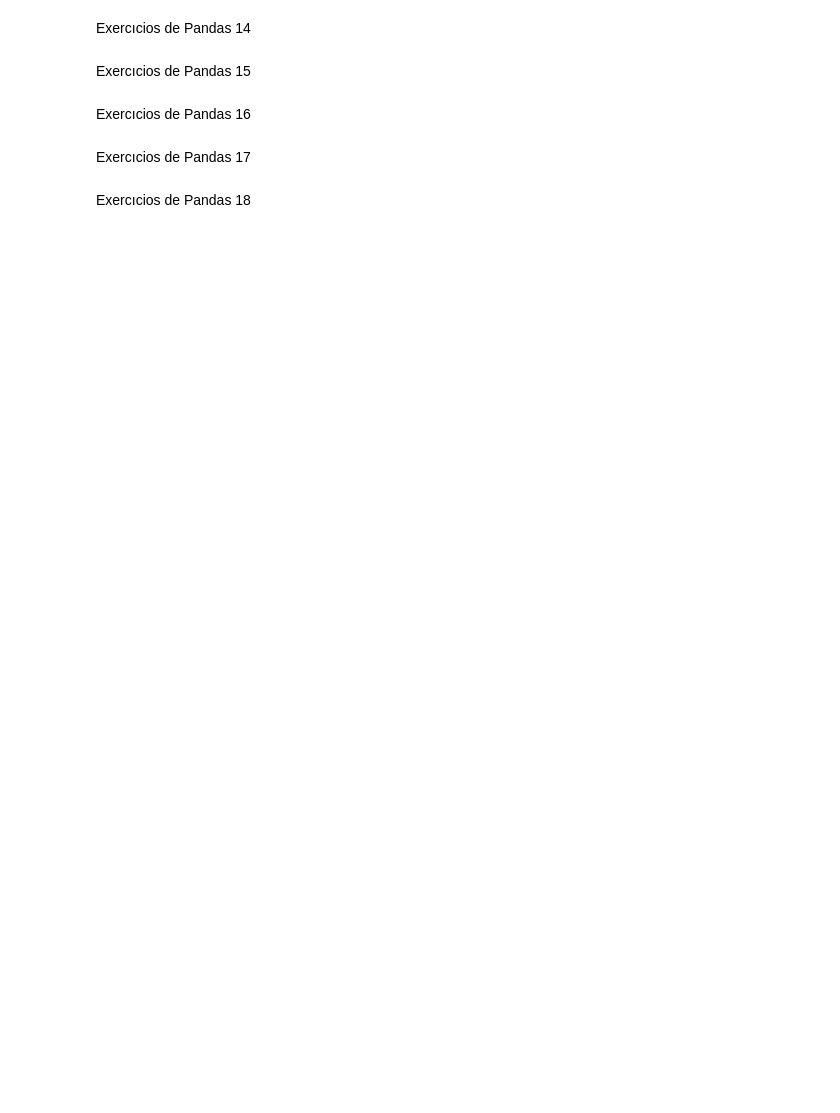
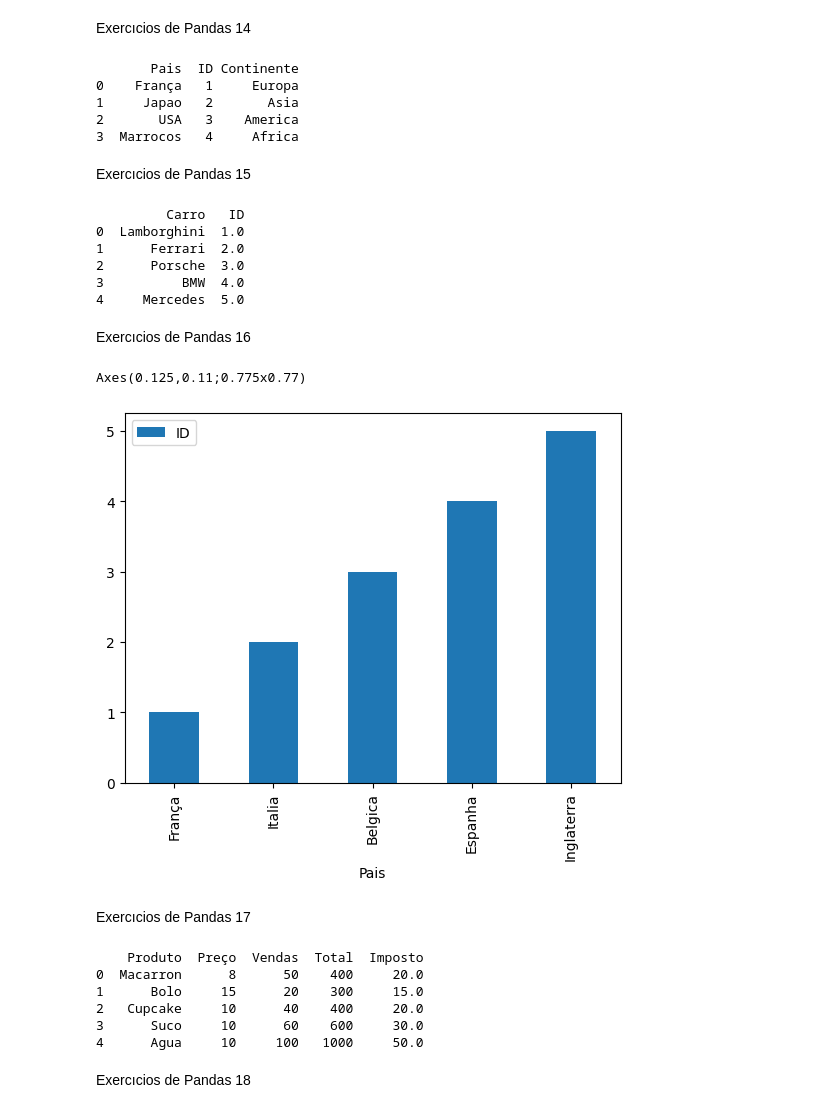
Before and after one commit to VictorMorais777/Disciplina-de-Inteligencia-Artificial, a Jupyter notebook: DataScience_JoaoVictorSilvaMorais_6B.ipynb, the cells around one changed output. Drawn from its saved outputs; the diff is of its cells as text; code cells hidden in the pictures; blank space fills up the shorter version.

```diff
--- a/DataScience_JoaoVictorSilvaMorais_6B.ipynb
+++ b/DataScience_JoaoVictorSilvaMorais_6B.ipynb
@@ -901,10 +921,87 @@ tabela =
 # %% [markdown]
 Exercıcios de Pandas 14
+# %%
+import pandas as pd
+
+tabela1 = {
+    "Pais": ["França", "Japao", "USA", "Marrocos"],
+    "ID": [1, 2, 3, 4]
+}
+
+tabela2 = {
+    "Continente": ["Europa", "Asia", "America", "Africa"],
+    "ID": [1, 2, 3, 4]
+}
+
+df1 = pd.DataFrame(tabela1)
+df2 = pd.DataFrame(tabela2)
+df = pd.merge(df1, df2, on="ID")
+print(df)
+# %% [output]
+       Pais  ID Continente
+0    França   1     Europa
+1     Japao   2       Asia
+2       USA   3    America
+3  Marrocos   4     Africa
 # %% [markdown]
 Exercıcios de Pandas 15
+# %%
+import pandas as pd
+
+tabela = {
+    "Carro": ["Lamborghini", "Ferrari", "Porsche", "BMW", "Mercedes"],
+    "ID": [1, None, 3, None, 5]
+}
+
+df = pd.DataFrame(tabela)
+df["ID"] = df["ID"].interpolate()
+print(df)
+# %% [output]
+         Carro   ID
+0  Lamborghini  1.0
+1      Ferrari  2.0
+2      Porsche  3.0
+3          BMW  4.0
+4     Mercedes  5.0
 # %% [markdown]
 Exercıcios de Pandas 16
+# %%
+import pandas as pd
+
+tabela = {
+    "Pais": ["França", "Italia", "Belgica", "Espanha", "Inglaterra"],
+    "ID": [1, 2, 3, 4, 5]
+}
+
+df = pd.DataFrame(tabela)
+barras = df.plot.bar(x="Pais", y="ID")
+print(barras)
+# %% [output]
+Axes(0.125,0.11;0.775x0.77)
+[figure, added]
 # %% [markdown]
 Exercıcios de Pandas 17
+# %%
+import pandas as pd
+
+tabela = {
+    "Produto": ["Macarron", "Bolo", "Cupcake", "Suco", "Agua"],
+    "Preço": [8, 15, 10, 10, 10],
+    "Vendas": [50, 20, 40, 60, 100]
+}
+
+df = pd.DataFrame(tabela)
+total = df["Preço"] * df["Vendas"]
+df["Total"] = total
+imposto = df["Total"] * 0.05
+df["Imposto"] = imposto
+print(df)
+# %% [output]
+    Produto  Preço  Vendas  Total  Imposto
+0  Macarron      8      50    400     20.0
+1      Bolo     15      20    300     15.0
+2   Cupcake     10      40    400     20.0
+3      Suco     10      60    600     30.0
+4      Agua     10     100   1000     50.0
 # %% [markdown]
 Exercıcios de Pandas 18
```
Also changed, not shown: parts of 5 cells of this notebook.
